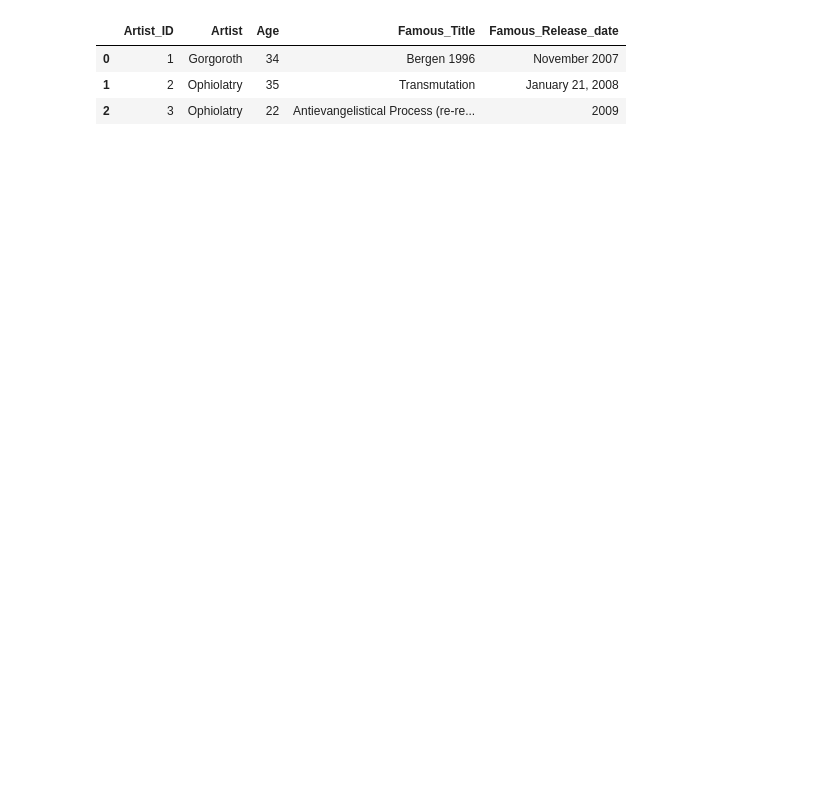
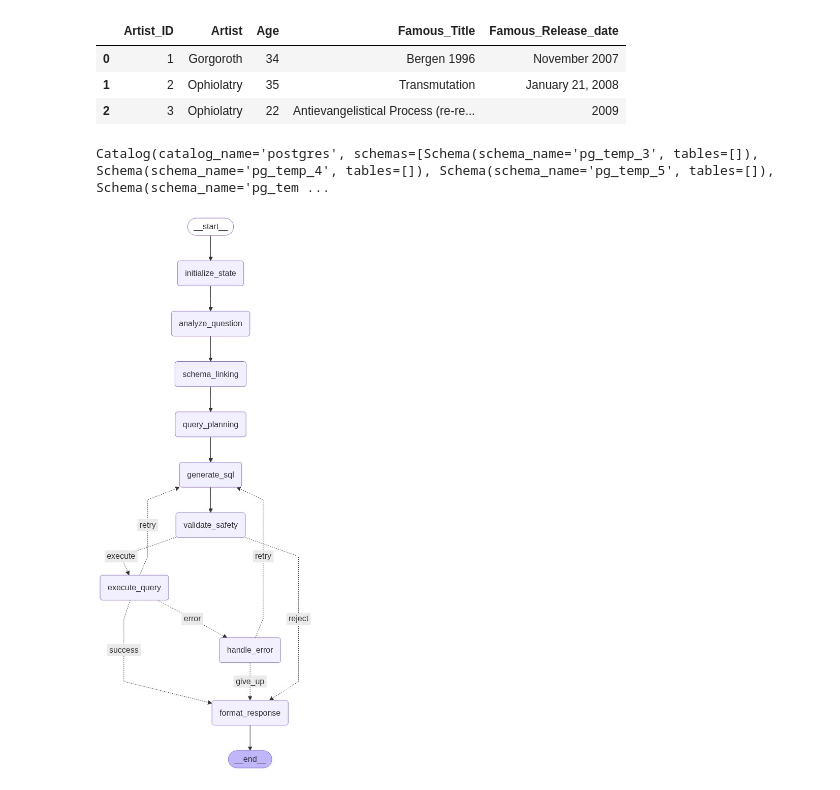
Before and after one commit to project-ryoma/ryoma, a Jupyter notebook: example/postgres_example.ipynb, the cells around one changed output. Saved outputs shown, nothing was run; the diff lists cells and outputs as text; code cells hidden in the pictures; blank space fills up the shorter version.

```diff
--- a/example/postgres_example.ipynb
+++ b/example/postgres_example.ipynb
@@ -19,7 +19,15 @@ postgres.query("select * from public.artist limit 3")
 from ryoma_ai.agent.sql import SqlAgent
 
 sql_agent = (
-    SqlAgent("gpt-3.5-turbo")
-    .datasource(postgres)
+    SqlAgent("gpt-3.5-turbo", mode="enhanced")
+    .add_datasource(postgres)
 )
+# %%
+sql_agent.get_datasource().get_catalog()
+# %% [output]
+Catalog(catalog_name='postgres', schemas=[Schema(schema_name='pg_temp_3', tables=[]), Schema(schema_name='pg_temp_4', tables=[]), Schema(schema_name='pg_temp_5', tables=[]), Schema(schema_name='pg_tem ...
+# %%
+sql_agent.display_graph()
+# %% [output]
+[figure, added]
 # %%
```
Also changed, not shown: parts of 3 cells of this notebook, 23 other files.
